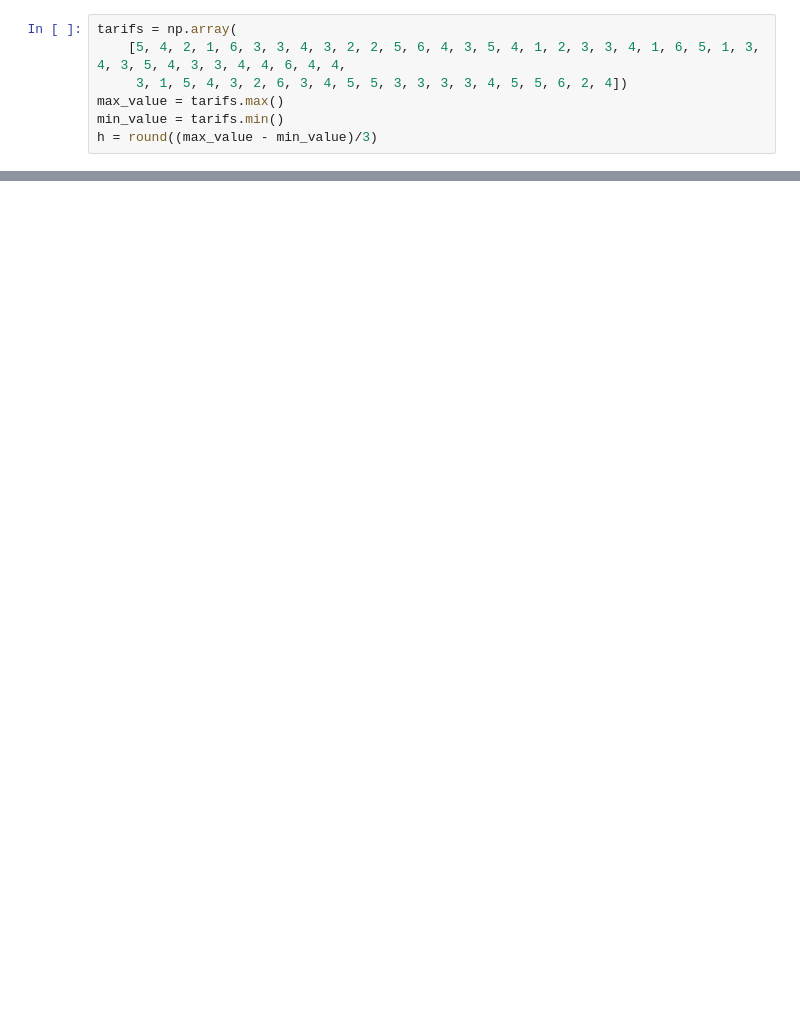
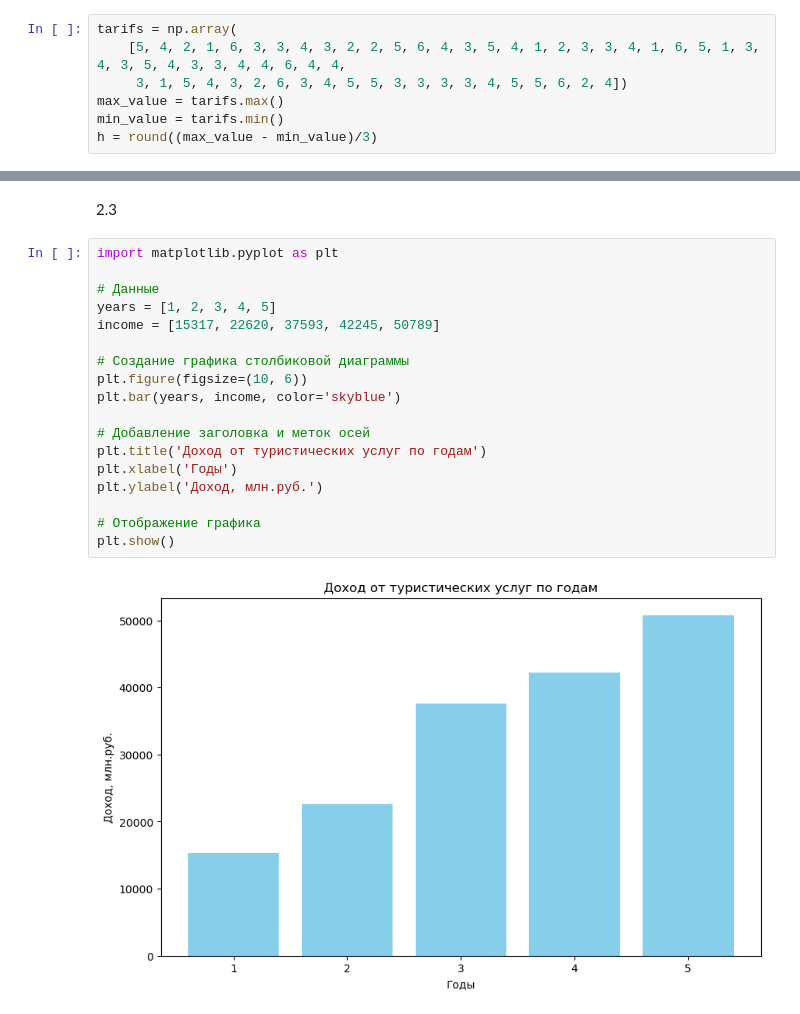
Before and after one commit to NDaVS/math, a Jupyter notebook: terver/dz4/main.ipynb, the cells around one changed output, grey strips where cells are left out. Cells and saved outputs as stored; diff of their text form; blank space fills up the shorter version.

```diff
--- a/terver/dz4/main.ipynb
+++ b/terver/dz4/main.ipynb
@@ -203,0 +302,22 @@ for value, count in zip(sorted_unique_values, counts):
+# %% [markdown]
+2.3
+# %%
+import matplotlib.pyplot as plt
+
+# Данные
+years = [1, 2, 3, 4, 5]
+income = [15317, 22620, 37593, 42245, 50789]
+
+# Создание графика столбиковой диаграммы
+plt.figure(figsize=(10, 6))
+plt.bar(years, income, color='skyblue')
+
+# Добавление заголовка и меток осей
+plt.title('Доход от туристических услуг по годам')
+plt.xlabel('Годы')
+plt.ylabel('Доход, млн.руб.')
+
+# Отображение графика
+plt.show()
+# %% [output]
+[figure, added]
```
Also changed, not shown: parts of 21 cells of this notebook.
